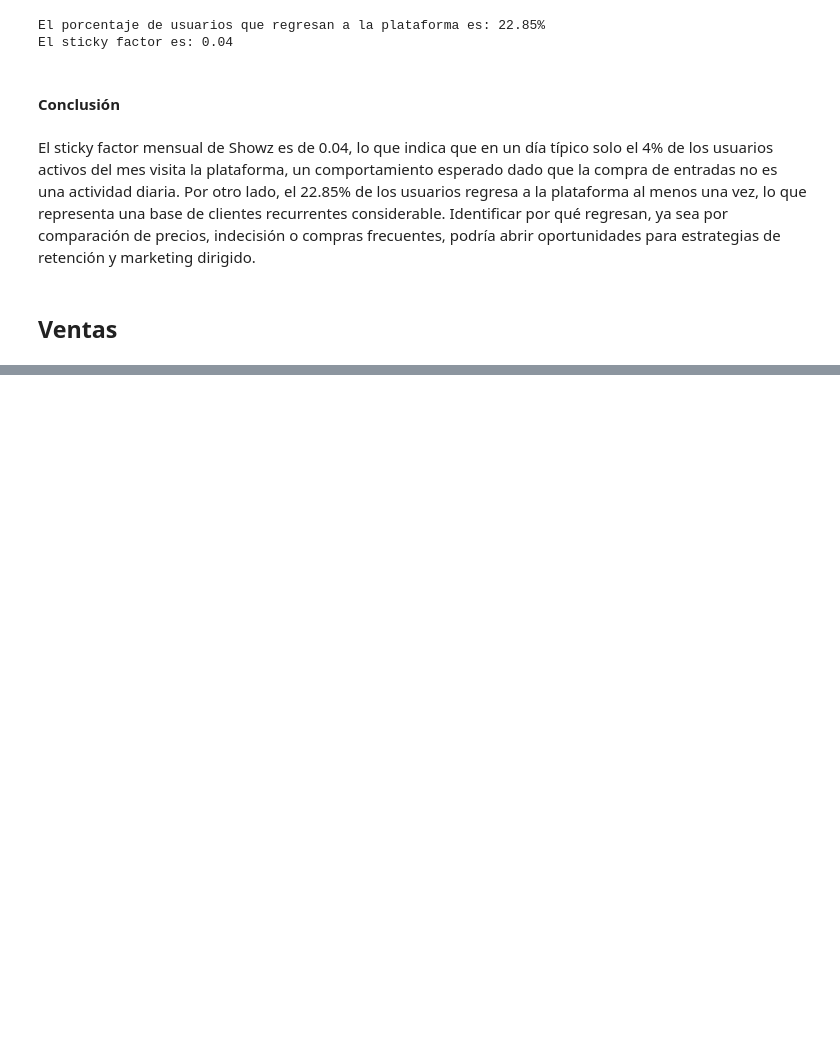
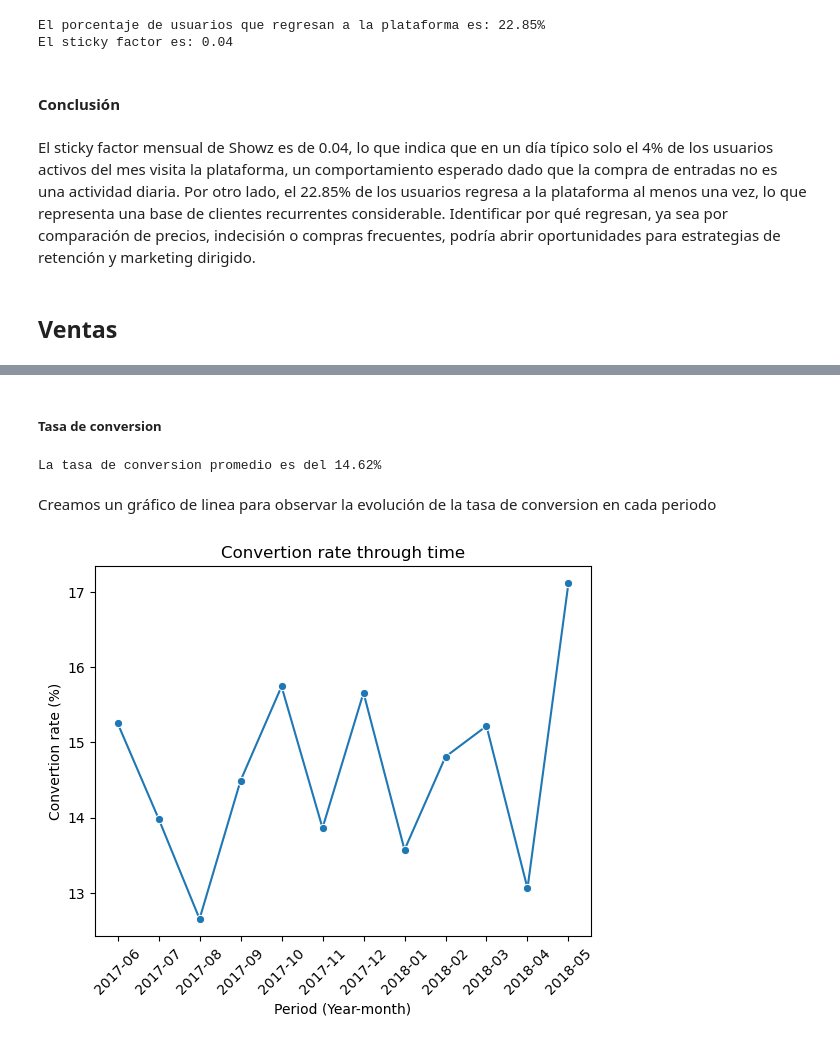
Before and after one commit to sgcuervo/showz-marketing-analysis, a Jupyter notebook: showz_marketing_analysis.ipynb, the cells around one changed output, grey strips where cells are left out. Drawn from its saved outputs; the diff is of its cells as text; code cells hidden in the pictures; blank space fills up the shorter version.

```diff
--- a/showz_marketing_analysis.ipynb
+++ b/showz_marketing_analysis.ipynb
@@ -369,0 +469,31 @@ El sticky factor mensual de Showz es de 0.04, lo que indica que en un día típi
+# %% [markdown]
+##### Tasa de conversion
+# %%
+# Calculamos el numero de compradores unicos
+unique_buyers = orders.groupby("period").agg({"uid": "nunique"}).reset_index()
+unique_buyers.columns = ["period", "unique_buyers"]
+
+# Obtenemos MAU
+mau = visits.groupby(["period"]).agg({"uid": "nunique"}).reset_index()
+mau.columns = ["period", "mau"]
+
+# Unimos las dos series
+convertion = pd.merge(mau, unique_buyers, on="period", how="inner")
+
+# Calculamos la tasa de conversion
+convertion["convertion_rate"] = convertion["unique_buyers"] / convertion["mau"] * 100
+
+print(f"La tasa de conversion promedio es del {convertion["convertion_rate"].mean():.2f}%")
+# %% [output]
+La tasa de conversion promedio es del 14.62%
+# %% [markdown]
+Creamos un gráfico de linea para observar la evolución de la tasa de conversion en cada periodo
+# %%
+sns.lineplot(x="period", y="convertion_rate", data=convertion, marker="o")
+
+plt.title("Convertion rate through time")
+plt.xlabel("Period (Year-month)")
+plt.ylabel("Convertion rate (%)")
+plt.xticks(rotation=45);
+# %% [output]
+[figure, added]
```
Also changed, not shown: parts of 72 cells of this notebook.
